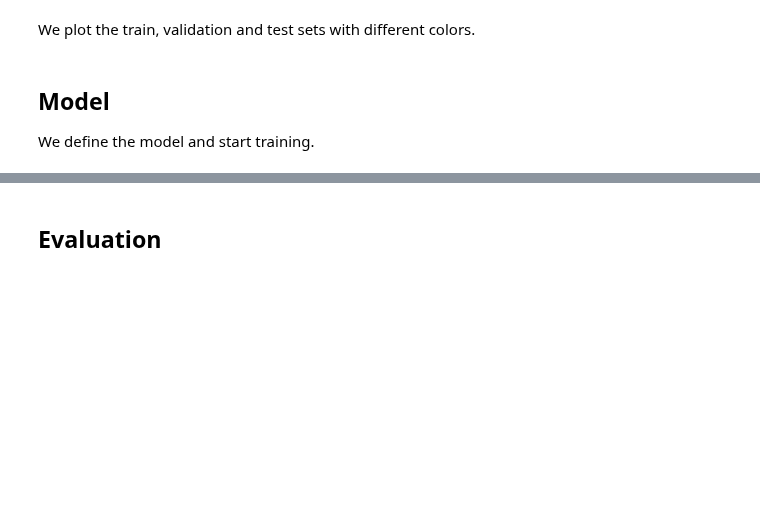
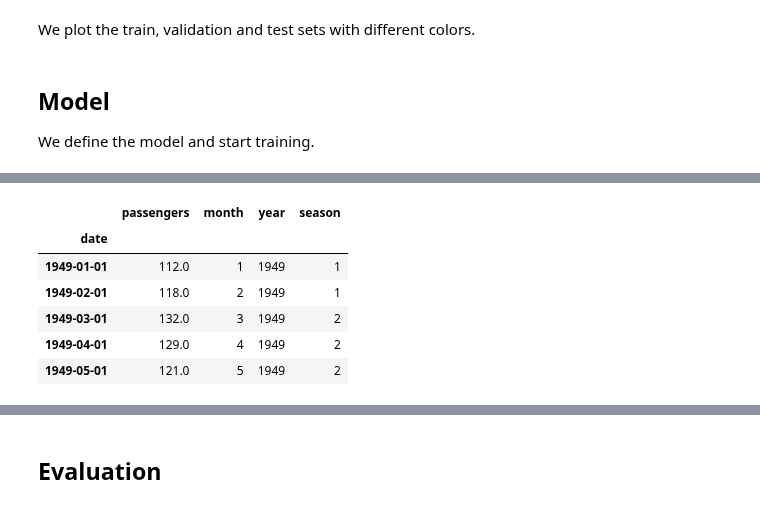
Before and after one commit to jorislimonier/uca-msc-dsai, a Jupyter notebook: dl_computer_vision/assignments/1/airline.ipynb, the cells around one changed output, grey strips where cells are left out. Saved outputs shown, nothing was run; the diff lists cells and outputs as text; code cells hidden in the pictures; blank space fills up the shorter version.

```diff
--- a/dl_computer_vision/assignments/1/airline.ipynb
+++ b/dl_computer_vision/assignments/1/airline.ipynb
@@ -156,14 +163,14 @@ fig.add_trace(go.Scatter(x=pred_val.index, y=pred_val["passengers"], name="pred_
 # %%
 passengers_augmented = passengers.copy()
 passengers_augmented["month"] = passengers_augmented.index.month
 passengers_augmented["year"] = passengers_augmented.index.year
 passengers_augmented["season"] = passengers_augmented.index.month % 12 // 3 + 1
-passengers_augmented["summer"] = passengers_augmented["season"] == 3
-
-px.line(
-  passengers_augmented,
-  x="month",
-  y="passengers",
-  color="year",
-  title="Passengers by month",
-).show()
+passengers_augmented.head()
+# %% [output]
+|  | passengers | month | year | season |
+| date |  |  |  |  |
+| 1949-01-01 | 112.0 | 1 | 1949 | 1 |
+| 1949-02-01 | 118.0 | 2 | 1949 | 1 |
+| 1949-03-01 | 132.0 | 3 | 1949 | 2 |
+| 1949-04-01 | 129.0 | 4 | 1949 | 2 |
+| 1949-05-01 | 121.0 | 5 | 1949 | 2 |
```
Also changed, not shown: parts of 21 cells of this notebook, 9 other files.
